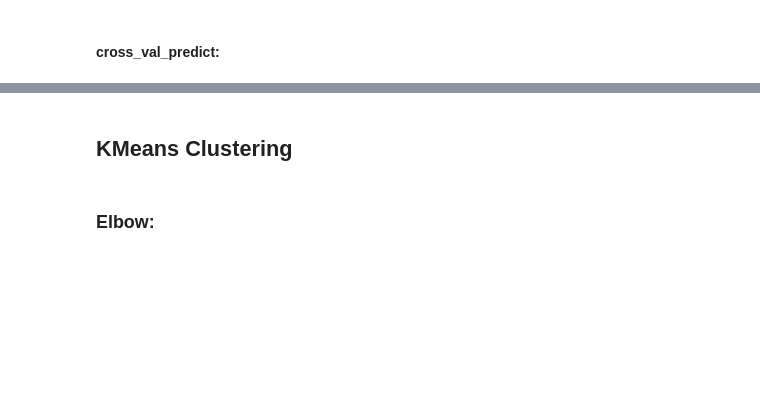
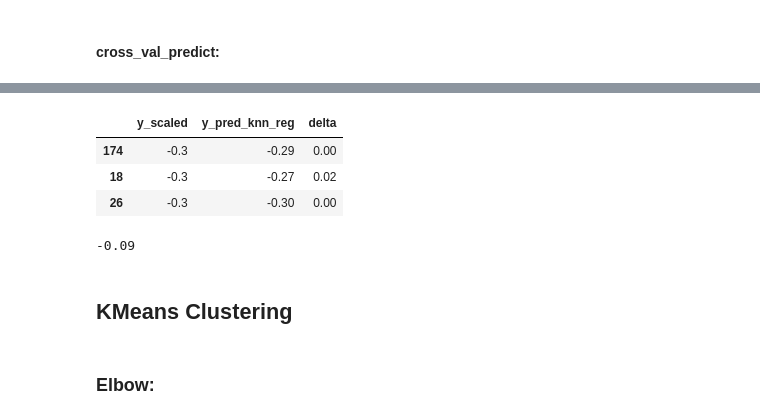
Before and after one commit to Lucas-LDN/Data_Curious_, a Jupyter notebook: First Project/Third analysis | New Data.ipynb, the cells around one changed output, grey strips where cells are left out. Drawn from its saved outputs; the diff is of its cells as text; code cells hidden in the pictures; blank space fills up the shorter version.

```diff
--- a/First Project/Third analysis | New Data.ipynb
+++ b/First Project/Third analysis | New Data.ipynb
@@ -402,4 +516,5 @@ result_knn_purchases = pd.DataFrame(zip(y_scaled, y_pred_knn_reg),
 result_knn_purchases["delta"] = result_knn_purchases.y_pred_knn_reg         \
                               - result_knn_purchases.y_scaled
 
-result_knn_purchases.sample(3)
+round(result_knn_purchases.sample(3), 2)
+# %% [output]
@@ -406,5 +522,11 @@ result_knn_purchases.sample(3)
+|  | y_scaled | y_pred_knn_reg | delta |
+| 174 | -0.3 | -0.29 | 0.00 |
+| 18 | -0.3 | -0.27 | 0.02 |
+| 26 | -0.3 | -0.30 | 0.00 |
 # %%
-result_knn_purchases.delta.mean()
+round(result_knn_purchases.delta.mean(), 2)
+# %% [output]
+-0.09
 # %% [markdown]
 ## KMeans Clustering
 # %% [markdown]
```
Also changed, not shown: parts of 81 cells of this notebook.
